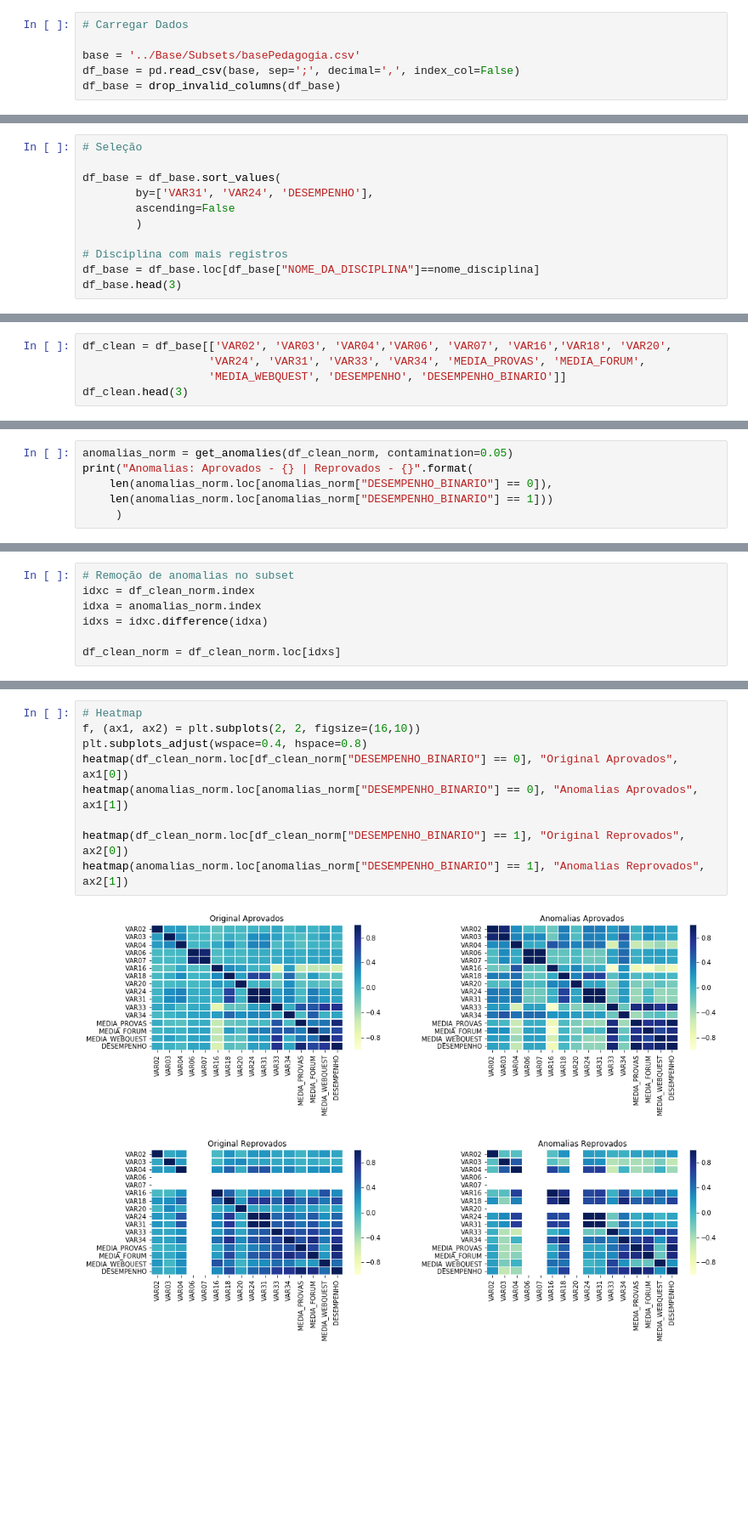
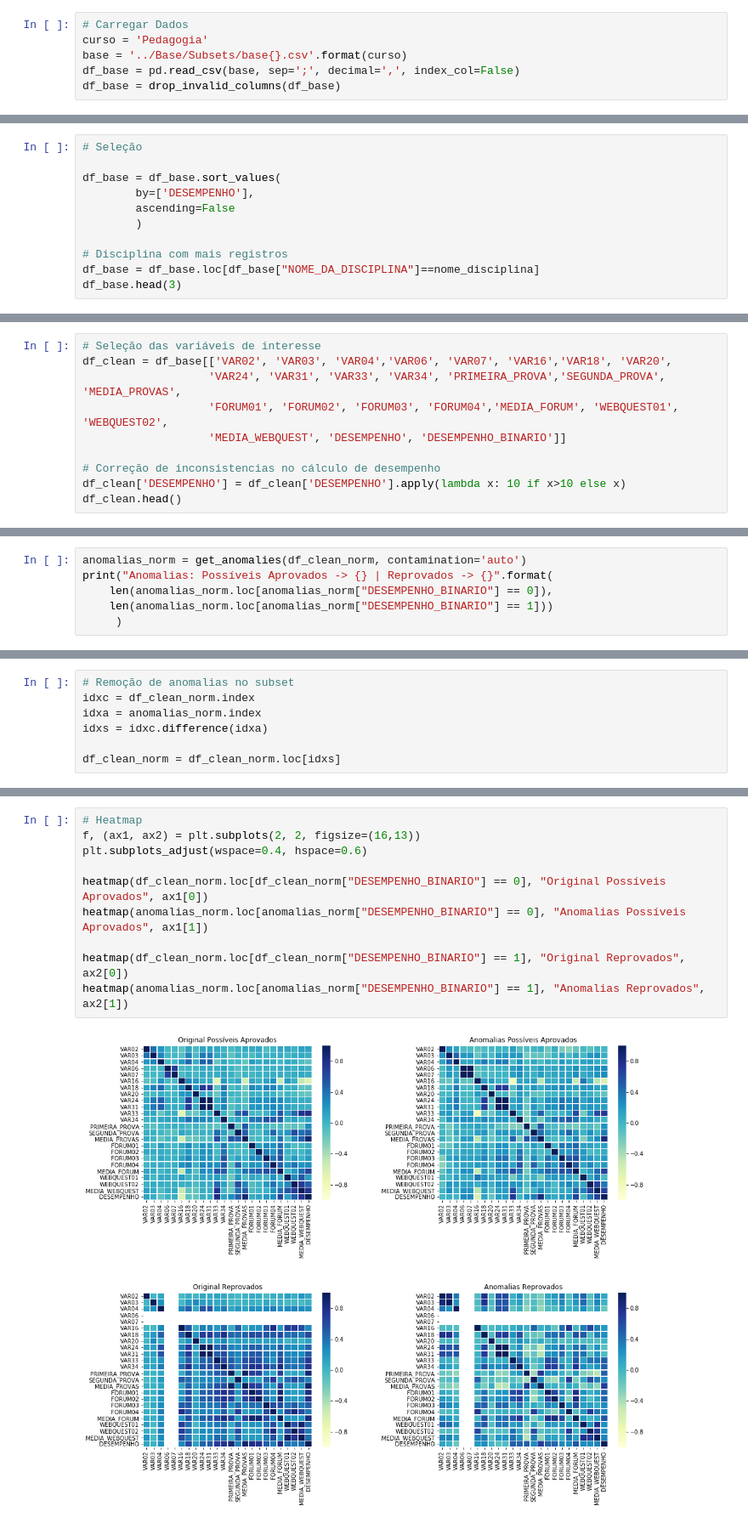
Before and after one commit to Drakmord2/EDM, a Jupyter notebook: Notebooks/Modelagem.ipynb, the cells around one changed output, grey strips where cells are left out. Shown at 85% size. Cells and saved outputs as stored; diff of their text form; blank space fills up the shorter version.

Commit message:
Análise de anomalias

```diff
--- a/Notebooks/Modelagem.ipynb
+++ b/Notebooks/Modelagem.ipynb
@@ -137,8 +139,8 @@ def heatmap(df, title, ax):
 ----
 # %%
 # Carregar Dados
-
-base = '../Base/Subsets/basePedagogia.csv'
+curso = 'Pedagogia'
+base = '../Base/Subsets/base{}.csv'.format(curso)
 df_base = pd.read_csv(base, sep=';', decimal=',', index_col=False)
 df_base = drop_invalid_columns(df_base)
 # %%
@@ -170,7 +172,7 @@ df_disciplinas.head()
 # Seleção
 
 df_base = df_base.sort_values(
-        by=['VAR31', 'VAR24', 'DESEMPENHO'],
+        by=['DESEMPENHO'],
         ascending=False
         )
 
@@ -212,6 +196,11 @@ Registros: Total - 871 | Aprovados - 324 | Reprovados - 547
 # %%
+# Seleção das variáveis de interesse
 df_clean = df_base[['VAR02', 'VAR03', 'VAR04','VAR06', 'VAR07', 'VAR16','VAR18', 'VAR20',
-                   'VAR24', 'VAR31', 'VAR33', 'VAR34', 'MEDIA_PROVAS', 'MEDIA_FORUM',
+                   'VAR24', 'VAR31', 'VAR33', 'VAR34', 'PRIMEIRA_PROVA','SEGUNDA_PROVA', 'MEDIA_PROVAS',
+                   'FORUM01', 'FORUM02', 'FORUM03', 'FORUM04','MEDIA_FORUM', 'WEBQUEST01', 'WEBQUEST02',
                    'MEDIA_WEBQUEST', 'DESEMPENHO', 'DESEMPENHO_BINARIO']]
-df_clean.head(3)
+
+# Correção de inconsistencias no cálculo de desempenho
+df_clean['DESEMPENHO'] = df_clean['DESEMPENHO'].apply(lambda x: 10 if x>10 else x)
+df_clean.head()
 # %% [output]
@@ -235,8 +232,8 @@ df_clean_norm.head(3)
 # %% [markdown]
 ### - Detecção de Anomalias
 # %%
-anomalias_norm = get_anomalies(df_clean_norm, contamination=0.05)
-print("Anomalias: Aprovados - {} | Reprovados - {}".format(
+anomalias_norm = get_anomalies(df_clean_norm, contamination='auto')
+print("Anomalias: Possíveis Aprovados -> {} | Reprovados -> {}".format(
     len(anomalias_norm.loc[anomalias_norm["DESEMPENHO_BINARIO"] == 0]),
     len(anomalias_norm.loc[anomalias_norm["DESEMPENHO_BINARIO"] == 1]))
      )
@@ -255,12 +281,13 @@ df_clean_norm = df_clean_norm.loc[idxs]
 # %%
 # Heatmap
-f, (ax1, ax2) = plt.subplots(2, 2, figsize=(16,10))
-plt.subplots_adjust(wspace=0.4, hspace=0.8)
-heatmap(df_clean_norm.loc[df_clean_norm["DESEMPENHO_BINARIO"] == 0], "Original Aprovados", ax1[0])
-heatmap(anomalias_norm.loc[anomalias_norm["DESEMPENHO_BINARIO"] == 0], "Anomalias Aprovados", ax1[1])
+f, (ax1, ax2) = plt.subplots(2, 2, figsize=(16,13))
+plt.subplots_adjust(wspace=0.4, hspace=0.6)
+
+heatmap(df_clean_norm.loc[df_clean_norm["DESEMPENHO_BINARIO"] == 0], "Original Possíveis Aprovados", ax1[0])
+heatmap(anomalias_norm.loc[anomalias_norm["DESEMPENHO_BINARIO"] == 0], "Anomalias Possíveis Aprovados", ax1[1])
 
 heatmap(df_clean_norm.loc[df_clean_norm["DESEMPENHO_BINARIO"] == 1], "Original Reprovados", ax2[0])
 heatmap(anomalias_norm.loc[anomalias_norm["DESEMPENHO_BINARIO"] == 1], "Anomalias Reprovados", ax2[1])
 # %% [output]
-[figure, old version]
+[figure, new version]
 # %% [markdown]
```
Also changed, not shown: parts of 13 cells of this notebook, 4 other files.
